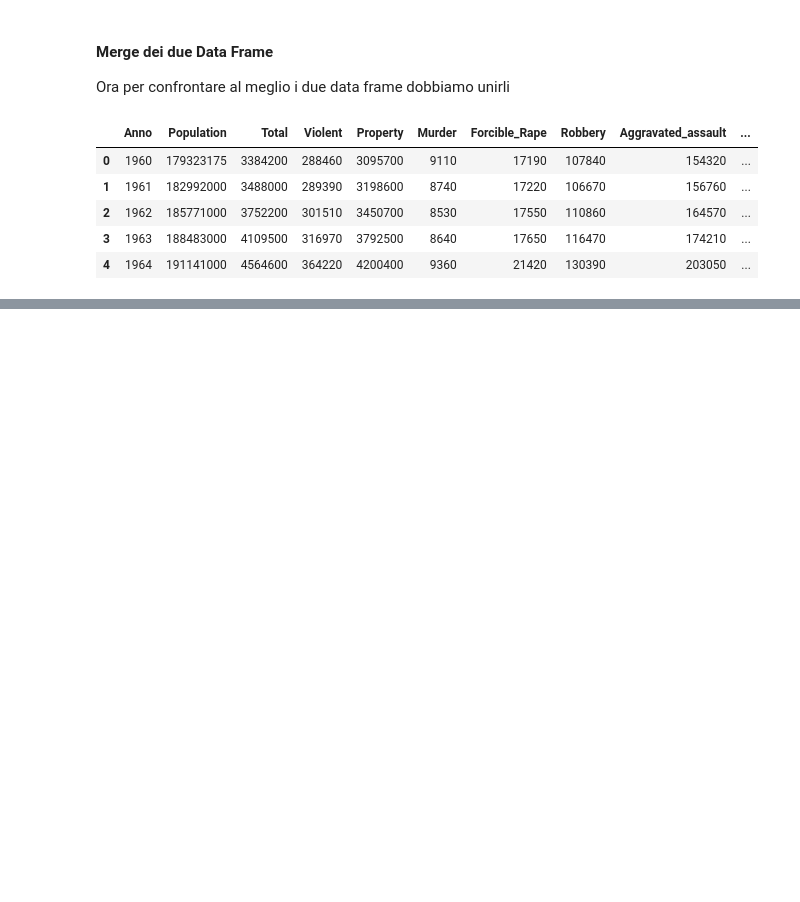
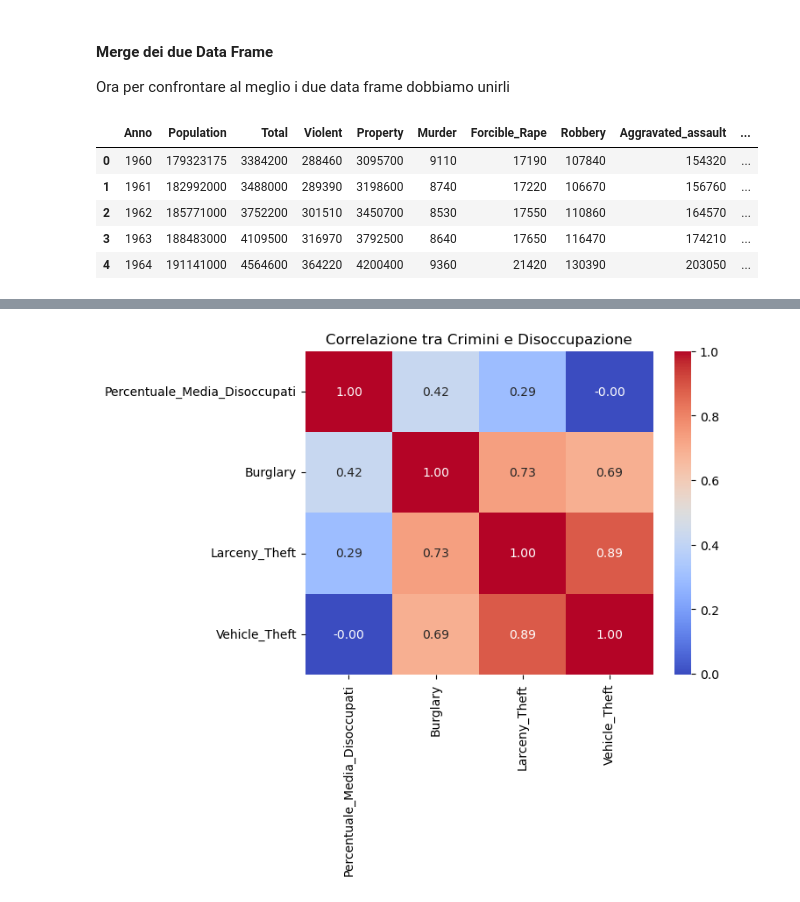
Before and after one commit to MatteoCalvanico/DataAnalytics-Project, a Jupyter notebook: Progetto.ipynb, the cells around one changed output, grey strips where cells are left out. Saved outputs shown, nothing was run; the diff lists cells and outputs as text; code cells hidden in the pictures; blank space fills up the shorter version.

Commit message:
Use the .corr() method to do a first check about correlation

```diff
--- a/Progetto.ipynb
+++ b/Progetto.ipynb
@@ -191,0 +200,3 @@ df_merged.head()
+# %%
+matriceDiCorr = df_merged[['Percentuale_Media_Disoccupati', 'Burglary', 'Larceny_Theft', 'Vehicle_Theft']].corr()
+matriceDiCorr
@@ -191,0 +209,7 @@ df_merged.head()
+# %%
+#Usiamo una heatmap per mostrare meglio i risultati
+sns.heatmap(matriceDiCorr, annot=True, cmap='coolwarm', fmt=".2f")
+plt.title('Correlazione tra Crimini e Disoccupazione')
+plt.show()
+# %% [output]
+[figure, added]
```
Also changed, not shown: parts of 4 cells of this notebook.
